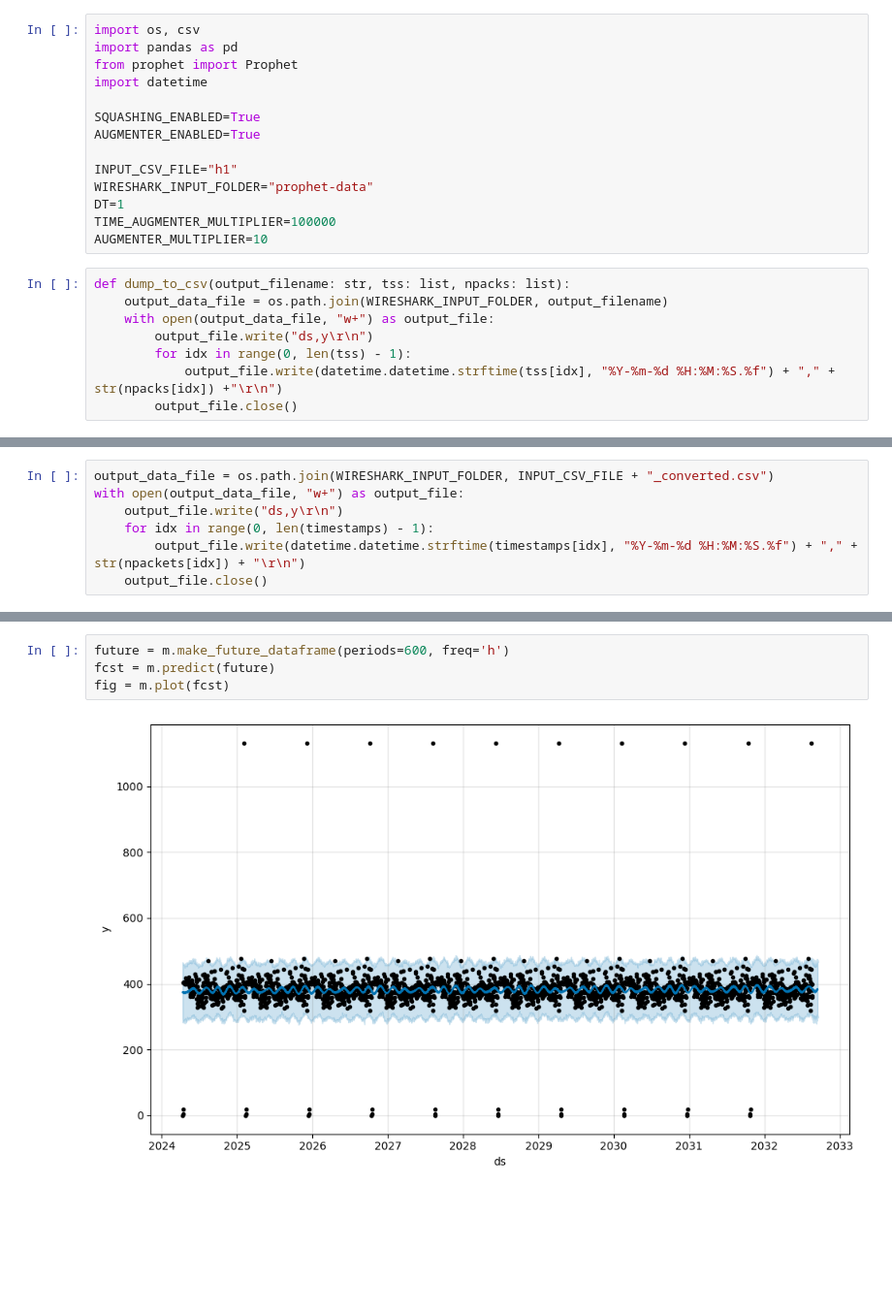
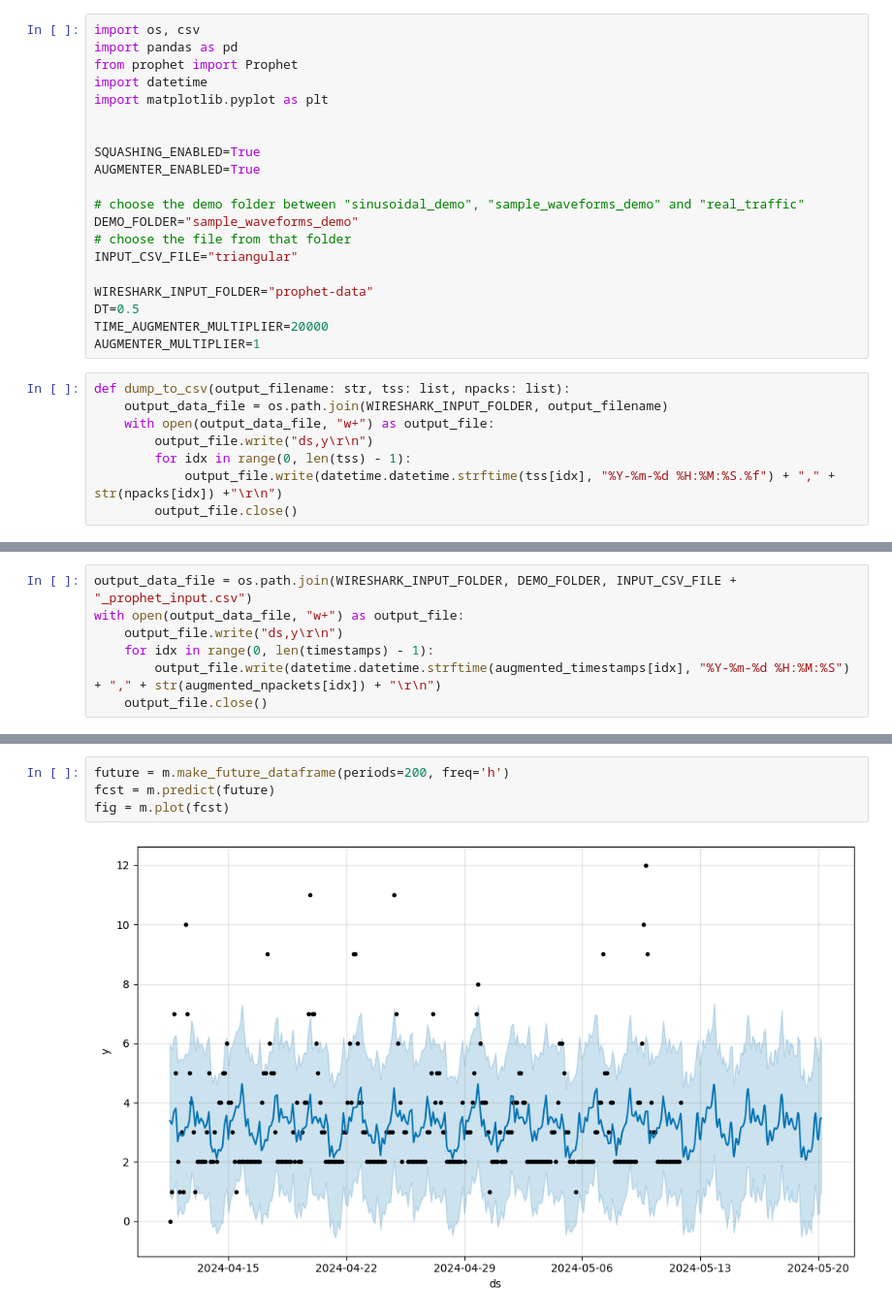
Before and after one commit to SDNPredict/traffic_prediction, a Jupyter notebook: traffic_to_prediction.ipynb, the cells around one changed output, grey strips where cells are left out. Shown at 97% size. Saved outputs shown, nothing was run; the diff lists cells and outputs as text; blank space fills up the shorter version.

Commit message:
functioning prophet jupyter notebook

```diff
--- a/traffic_to_prediction.ipynb
+++ b/traffic_to_prediction.ipynb
@@ -3,15 +3,21 @@ import os, csv
 import pandas as pd
 from prophet import Prophet
 import datetime
+import matplotlib.pyplot as plt
+
 
 SQUASHING_ENABLED=True
 AUGMENTER_ENABLED=True
 
-INPUT_CSV_FILE="h1"
+# choose the demo folder between "sinusoidal_demo", "sample_waveforms_demo" and "real_traffic"
+DEMO_FOLDER="sample_waveforms_demo"
+# choose the file from that folder
+INPUT_CSV_FILE="triangular"
+
 WIRESHARK_INPUT_FOLDER="prophet-data"
-DT=1
-TIME_AUGMENTER_MULTIPLIER=100000
-AUGMENTER_MULTIPLIER=10
+DT=0.5
+TIME_AUGMENTER_MULTIPLIER=20000
+AUGMENTER_MULTIPLIER=1
 # %%
 def dump_to_csv(output_filename: str, tss: list, npacks: list):
     output_data_file = os.path.join(WIRESHARK_INPUT_FOLDER, output_filename)
@@ -84,9 +100,9 @@ if AUGMENTER_ENABLED:
 # %%
-output_data_file = os.path.join(WIRESHARK_INPUT_FOLDER, INPUT_CSV_FILE + "_converted.csv")
+output_data_file = os.path.join(WIRESHARK_INPUT_FOLDER, DEMO_FOLDER, INPUT_CSV_FILE + "_prophet_input.csv")
 with open(output_data_file, "w+") as output_file:
     output_file.write("ds,y\r\n")
     for idx in range(0, len(timestamps) - 1):
-        output_file.write(datetime.datetime.strftime(timestamps[idx], "%Y-%m-%d %H:%M:%S.%f") + "," + str(npackets[idx]) + "\r\n")
+        output_file.write(datetime.datetime.strftime(augmented_timestamps[idx], "%Y-%m-%d %H:%M:%S") + "," + str(augmented_npackets[idx]) + "\r\n")
     output_file.close()
 # %%
 df = pd.read_csv(output_data_file)
@@ -97,6 +113,6 @@ m = Prophet(changepoint_prior_scale=0.01).fit(df)
 # %%
-future = m.make_future_dataframe(periods=600, freq='h')
+future = m.make_future_dataframe(periods=200, freq='h')
 fcst = m.predict(future)
 fig = m.plot(fcst)
 # %% [output]
-[figure, old version]
+[figure, new version]
```
Also changed, not shown: parts of 5 cells of this notebook, 13 other files.
